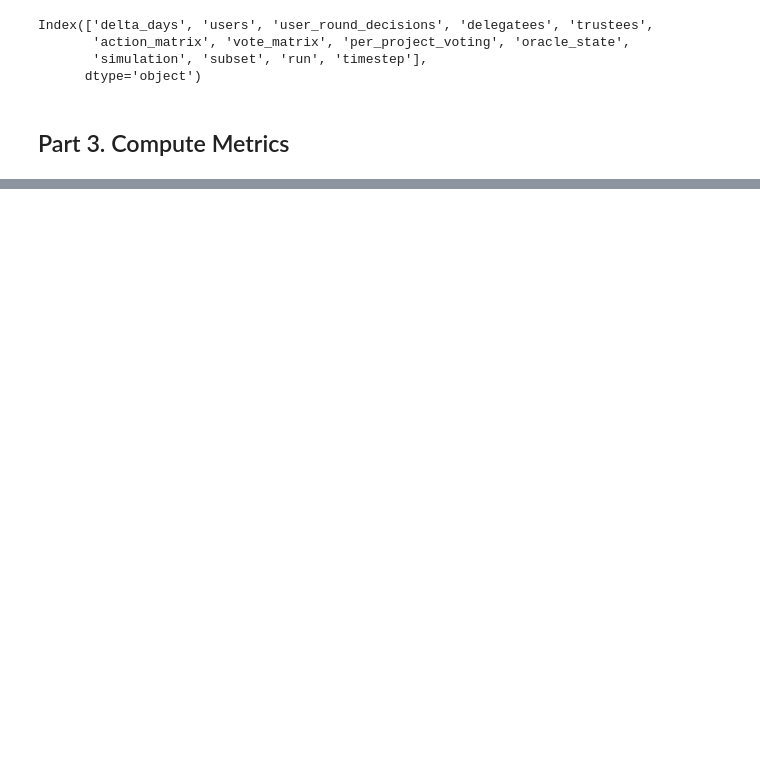
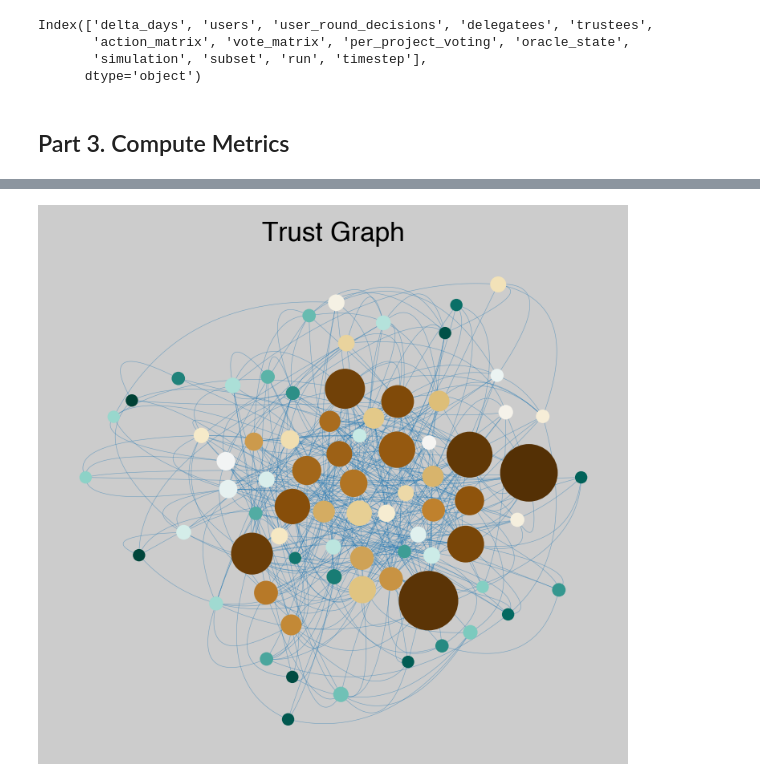
Before and after one commit to BlockScience/neural-quorum-governance, a Jupyter notebook: notebooks/sanity_check.ipynb, the cells around one changed output, grey strips where cells are left out. Cells and saved outputs as stored; diff of their text form; code cells hidden in the pictures; blank space fills up the shorter version.

Commit message:
graph viz

```diff
--- a/notebooks/sanity_check.ipynb
+++ b/notebooks/sanity_check.ipynb
@@ -119,0 +126,79 @@ The default dtype for empty Series will be 'object' instead of 'float64' in a fu
+# %%
+
+trust_graph_per_day = sim_df.trustees.map(nx.DiGraph)
+delegatee_graph_per_day = sim_df.delegatees.map(nx.DiGraph)
+
+def sample_colors_from_hue(N):
+    import colorsys
+    HSV_tuples = [(x*1.0/N, 1.0, 0.8) for x in range(N)]
+    RGB_tuples = map(lambda x: colorsys.hsv_to_rgb(*x), HSV_tuples)
+    return list(RGB_tuples)
+
+cmap = matplotlib.colormaps['BrBG']
+
+def render_graph(G,
+                 weights,
+                   K=1,
+                   q=1,
+                   title="",
+                   a=1,
+                   node_color=None,
+                   edge_color=None,
+                   edge_alpha=0.5,
+                   edge_width=0.1,
+                   **kwargs):
+    sizes = {k: a + K * v ** q for k, v in weights.items()}
+    if node_color is None:
+        node_color = {k: cmap(i / len(weights)) for i, k in enumerate(sorted(weights.keys()))}
+    else:
+        pass
+    fig = plt.figure(figsize=(12, 4), dpi=200)
+    ax = fig.add_subplot(1, 1, 1)
+    g = Graph(G,
+              ax=ax,
+              node_size=sizes,
+              node_edge_width=0,
+              edge_width=edge_width,
+              node_color=node_color,
+              edge_alpha=edge_alpha,
+              edge_color=edge_color,
+              **kwargs)
+    ax.set_facecolor(colorsys.hsv_to_rgb(0.0, 0.0, 0.8))
+    fig.set_facecolor(colorsys.hsv_to_rgb(0.0, 0.0, 0.8))
+    plt.title(title, fontname='Helvetica')
+    plt.show()
+
+i = -1
+G = trust_graph_per_day.iloc[i]
+weights = sim_df.iloc[i].oracle_state.pagerank_results
+render_graph(G,
+             weights,
+             K=20,
+             q=0.5,
+             a=0,
+             title="Trust Graph",
+             edge_layout='curved',
+             scale=(4,1))
+
+G = delegatee_graph_per_day.iloc[i]
+weights = {k: 0 for k in G.nodes}
+weights |= {k: len(v) * 0.2 for k, v in sim_df.iloc[i].delegatees.items()}
+
+quorums = sim_df.iloc[i].delegatees
+
+source_color_map = {k: matplotlib.colormaps['tab10'](i/len(quorums))
+                    for i, k in enumerate(quorums.keys())}
+
+edge_color = {(a,b): source_color_map[a] for (a, b) in G.edges}
+render_graph(G, weights,
+             K=0,
+             q=1,
+             a=1,
+             title='Delegation Graph',
+             edge_color=edge_color,
+             edge_width=1.0,
+             edge_alpha=0.9,
+             arrows=True,
+             edge_layout='curved',
+             scale=(4,1))
+# %% [output]
@@ -119,0 +206 @@ The default dtype for empty Series will be 'object' instead of 'float64' in a fu
+[figure, added]
```
Also changed, not shown: parts of 9 cells of this notebook.
